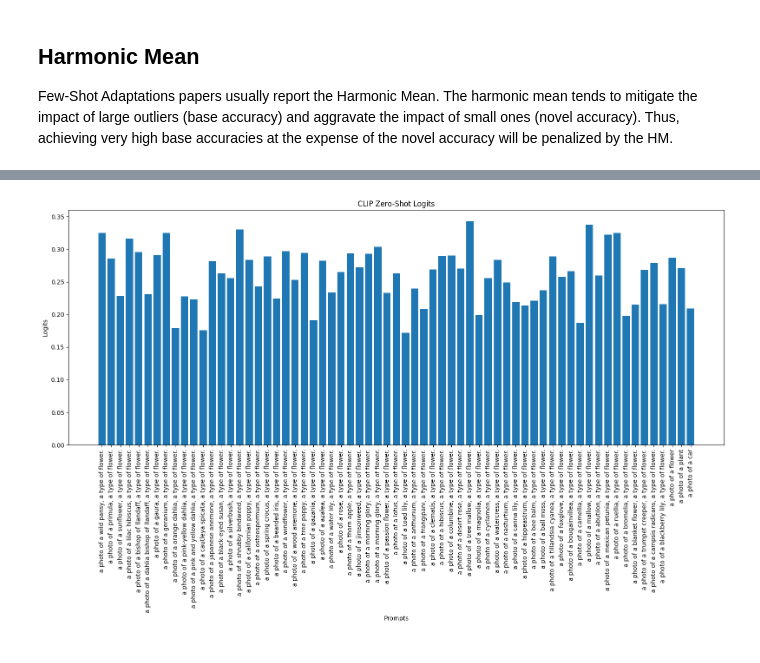
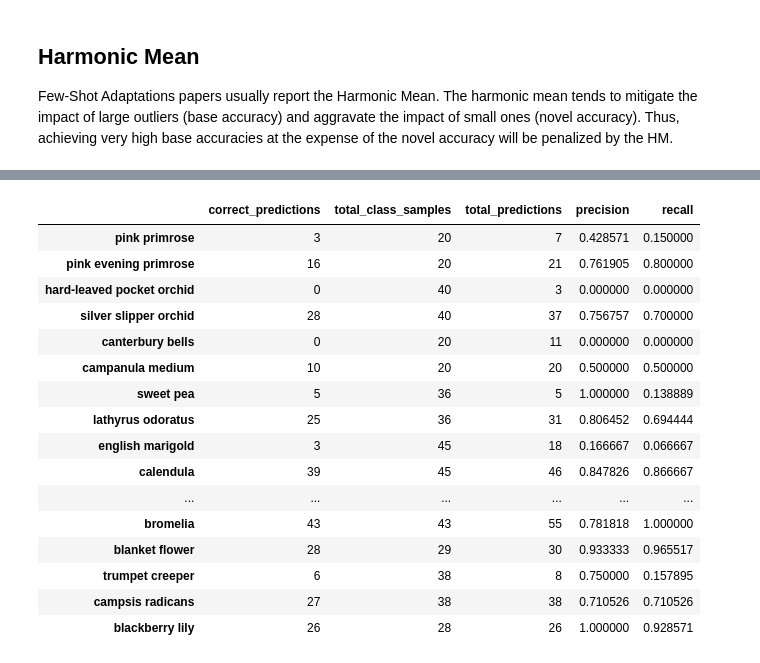
Before and after one commit to antnatb/deep-learning-2025-project, a Jupyter notebook: notebooks/aka_CLIP_zero_shot.ipynb, the cells around one changed output, grey strips where cells are left out. Drawn from its saved outputs; the diff is of its cells as text; code cells hidden in the pictures.

```diff
--- a/notebooks/aka_CLIP_zero_shot.ipynb
+++ b/notebooks/aka_CLIP_zero_shot.ipynb
@@ -307,14 +252,63 @@ for p in prompts:
-# %%
-# plot data as histogram
-import matplotlib.pyplot as plt
-
-fig, ax = plt.subplots(figsize=(max(12, len(plot_data)//4), 10))  # Increased height for taller columns
-bars = ax.bar(plot_data.keys(), plot_data.values())
-ax.set_xlabel("Prompts")
-ax.set_ylabel("Logits")
-ax.set_title("CLIP Zero-Shot Logits")
-plt.xticks(rotation=90)  # Rotate labels vertically for readability
-plt.tight_layout()
-plt.show()
-# %% [output]
-[figure, removed]
+# %%
+map_alias_to_label_index = {}
+for index in range(len(CLASS_NAMES)):
+    for alias in CLASS_NAMES[index]:
+        map_alias_to_label_index[alias] = index
+base_classes_sample_counts = base_log['true_label'].value_counts().sort_index()
+novel_classes_sample_counts = novel_log['true_label'].value_counts().sort_index()
+
+# Concatenate base and novel counts
+all_classes_sample_counts = pd.concat([base_classes_sample_counts, novel_classes_sample_counts]).sort_index()
+
+# Merge base and novel logs
+combined_log = pd.concat([base_log, novel_log], ignore_index=True)
+
+# Compute correct predictions for each alias
+alias_correct_predictions = combined_log[combined_log['correct'] == True]['predicted_label'].value_counts()
+
+# Create metrics dictionary for each alias
+alias_metrics = {}
+for alias in map_alias_to_label_index.keys():
+    class_index = map_alias_to_label_index[alias]
+
+    # Get correct predictions for this alias
+    correct_preds = alias_correct_predictions.get(alias, 0)
+
+    # Get total samples for this class
+    total_samples = all_classes_sample_counts.get(class_index, 0)
+
+    # Get total predictions for this alias (correct + incorrect)
+    total_predictions = combined_log[combined_log['predicted_label'] == alias].shape[0]
+
+    # Calculate precision (correct predictions / total predictions for this alias)
+    precision = correct_preds / total_predictions if total_predictions > 0 else 0.0
+    recall = correct_preds / total_samples if total_samples > 0 else 0.0
+
+    alias_metrics[alias] = {
+        'correct_predictions': correct_preds,
+        'total_class_samples': total_samples,
+        'total_predictions': total_predictions,
+        'precision': precision,
+        'recall': recall
+    }
+alias_metrics_df = pd.DataFrame.from_dict(alias_metrics, orient='index')
+with pd.option_context('display.max_rows', None, 'display.max_columns', None):
+    display(alias_metrics_df)
+# %% [output]
+|  | correct_predictions | total_class_samples | total_predictions | precision | recall |
+| pink primrose | 3 | 20 | 7 | 0.428571 | 0.150000 |
+| pink evening primrose | 16 | 20 | 21 | 0.761905 | 0.800000 |
+| hard-leaved pocket orchid | 0 | 40 | 3 | 0.000000 | 0.000000 |
+| silver slipper orchid | 28 | 40 | 37 | 0.756757 | 0.700000 |
+| canterbury bells | 0 | 20 | 11 | 0.000000 | 0.000000 |
+| campanula medium | 10 | 20 | 20 | 0.500000 | 0.500000 |
+| sweet pea | 5 | 36 | 5 | 1.000000 | 0.138889 |
+| lathyrus odoratus | 25 | 36 | 31 | 0.806452 | 0.694444 |
+| english marigold | 3 | 45 | 18 | 0.166667 | 0.066667 |
+| calendula | 39 | 45 | 46 | 0.847826 | 0.866667 |
+| ... | ... | ... | ... | ... | ... |
+| bromelia | 43 | 43 | 55 | 0.781818 | 1.000000 |
+| blanket flower | 28 | 29 | 30 | 0.933333 | 0.965517 |
+| trumpet creeper | 6 | 38 | 8 | 0.750000 | 0.157895 |
+| campsis radicans | 27 | 38 | 38 | 0.710526 | 0.710526 |
+| blackberry lily | 26 | 28 | 26 | 1.000000 | 0.928571 |
```
Also changed, not shown: parts of 14 cells of this notebook.
